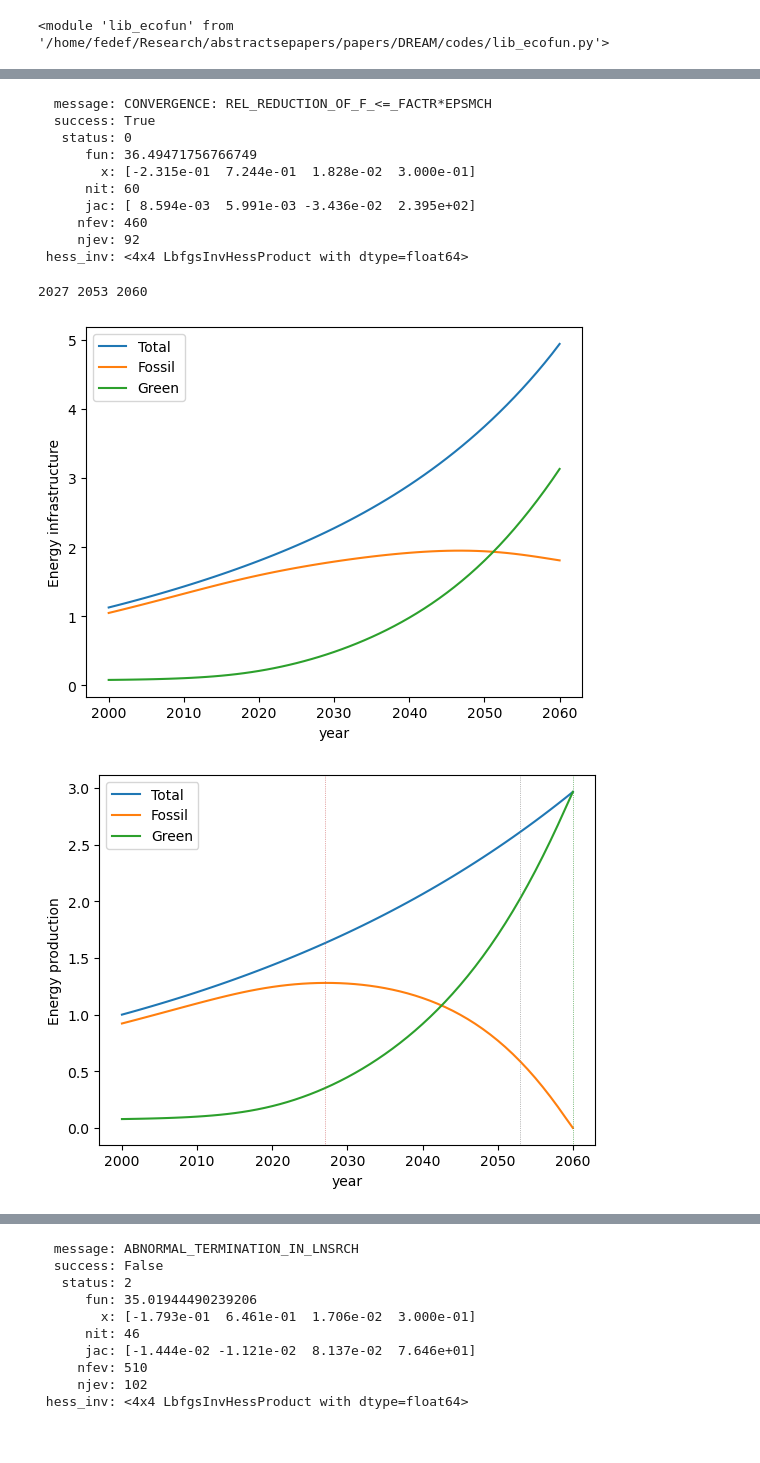
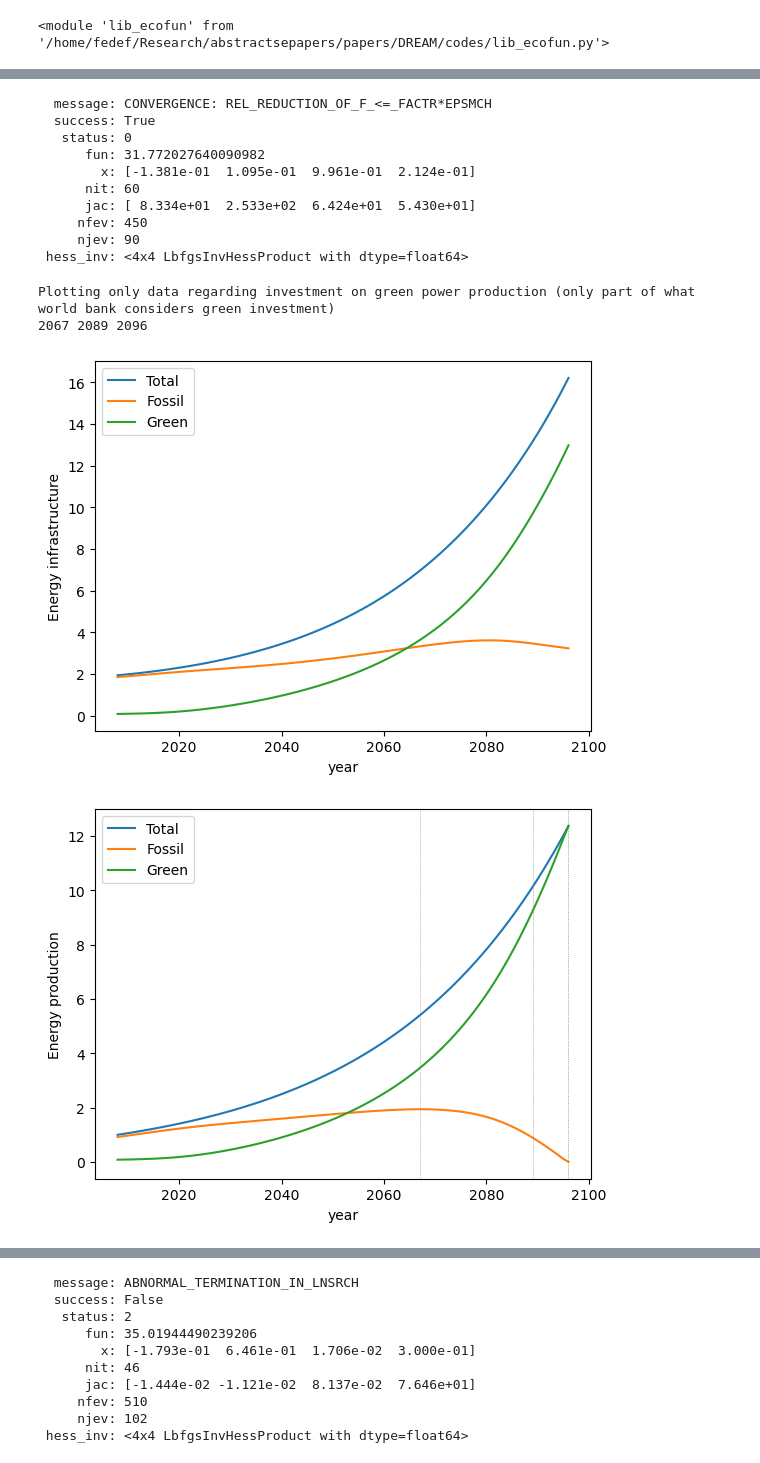
Before and after one commit to fedef17/Spectre, a Jupyter notebook: fit_model_v1.ipynb, the cells around one changed output, grey strips where cells are left out. Cells and saved outputs as stored; diff of their text form; code cells hidden in the pictures.

```diff
--- a/fit_model_v1.ipynb
+++ b/fit_model_v1.ipynb
@@ -61,10 +162,14 @@ print(result)
 # %%
-params = lef.default_params
-params['beta_0'], params['gamma_g'], params['growth'], params['delta_sig'] = result.x
+params = lef.default_params.copy()
+# params['beta_0'], params['gamma_g'], params['growth'], params['delta_sig'] = result.x
 
-resu = lef.run_model(inicond = lef.inicond_2015, params = params, n_iter = 100, verbose = False, rule = 'maxgreen')
+for par, parval in zip(parnames, result.x):
+    print(par, parval)
+    params[par] = parval
+
+resu = lef.run_model(inicond = lef.inicond_2015, params = params, n_iter = 100, verbose = True, rule = 'maxgreen')
 lef.plot_resu(resu, year_ini = 2015)
-lef.plot_resuvsobs(resu, year_ini = 2015)
+lef.plot_resuvsobs(resu, year_ini = 2015, all_green = all_green)
 
 print(2015 + resu['year_peak'], 2015 + resu['year_halved'], 2015 + resu['year_zero'])
 # %% [output]
@@ -78,33 +233,40 @@ print(2015 + resu['year_peak'], 2015 + resu['year_halved'], 2015 + resu['year_ze
 # %%
-initial_guess = [-0.2, 0.65, 0.015, 0.7]#, 1.]
-bounds = [(-0.5, 0.5), (0.3, 0.9), (0.01, 0.03), (0.3, 1.3)]#, (0.5, 1.5)]
-params = lef.default_params
+parnames = ['beta_0', 'r_inv', 'a', 'delta_sig']
+initial_guess = [0.2, 0.1, 1., 0.7]#, 1.]
+bounds = [(-0.5, 0.5), (0.01, 0.4), (0.5, 1.5), (0.2, 2.)]#, (0.5, 1.5)]
+
+params = lef.default_params.copy()
+params['growth'] = 0.029 # fixing Growth!
 
 # Step 5: Use an optimization function to find the best parameters
-result = minimize(cost_function, initial_guess, bounds = bounds, args = (params, 2000, lef.inicond_2000))
+result = minimize(cost_function, initial_guess, bounds = bounds, args = (parnames, params, 2008, lef.inicond_yr(2008), False), tol = 1e-10)
 print(result)
 # %% [output]
   message: CONVERGENCE: REL_REDUCTION_OF_F_<=_FACTR*EPSMCH
   success: True
    status: 0
-      fun: 36.49471756766749
-        x: [-2.315e-01  7.244e-01  1.828e-02  3.000e-01]
+      fun: 31.772027640090982
+        x: [-1.381e-01  1.095e-01  9.961e-01  2.124e-01]
       nit: 60
-      jac: [ 8.594e-03  5.991e-03 -3.436e-02  2.395e+02]
-     nfev: 460
-     njev: 92
+      jac: [ 8.334e+01  2.533e+02  6.424e+01  5.430e+01]
+     nfev: 450
+     njev: 90
  hess_inv: <4x4 LbfgsInvHessProduct with dtype=float64>
 # %%
-params = lef.default_params
-params['beta_0'], params['gamma_g'], params['growth'], params['delta_sig'] = result.x
+params = lef.default_params.copy()
+params['growth'] = 0.029 # fixing Growth!
 
-resu = lef.run_model(inicond = lef.inicond_2000, params = params, n_iter = 100, verbose = False, rule = 'maxgreen')
-lef.plot_resu(resu, year_ini = 2000)
-lef.plot_resuvsobs(resu, year_ini = 2000)
+for par, parval in zip(parnames, result.x):
+    params[par] = parval
 
-yini = 2000
+resu = lef.run_model(inicond = lef.inicond_yr(2008), params = params, n_iter = 100, verbose = False, rule = 'maxgreen')
+lef.plot_resu(resu, year_ini = 2008)
+lef.plot_resuvsobs(resu, year_ini = 2008)
+
+yini = 2008
 print(yini + resu['year_peak'], yini + resu['year_halved'], yini + resu['year_zero'])
 # %% [output]
-2027 2053 2060
+Plotting only data regarding investment on green power production (only part of what world bank considers green investment)
+2067 2089 2096
-[figure, old version]
+[figure, new version]
-[figure, old version]
+[figure, new version]
```
Also changed, not shown: parts of 21 cells of this notebook, 2 other files.
